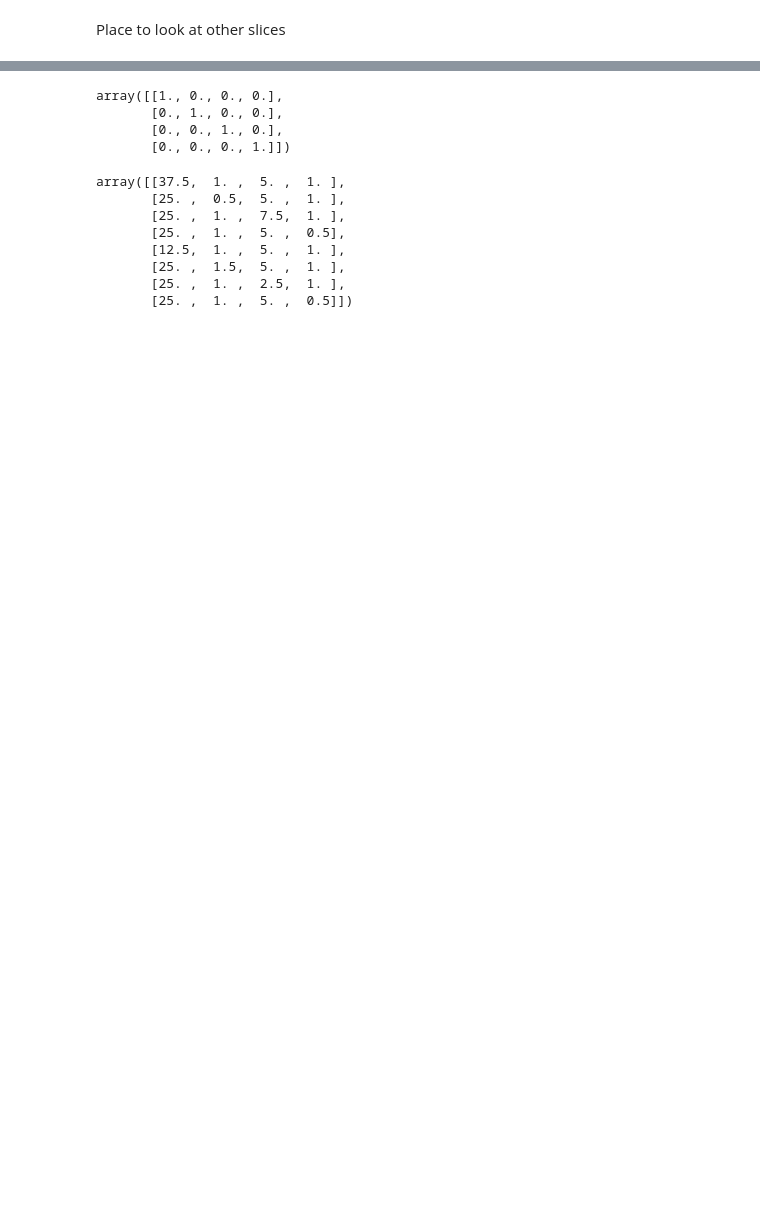
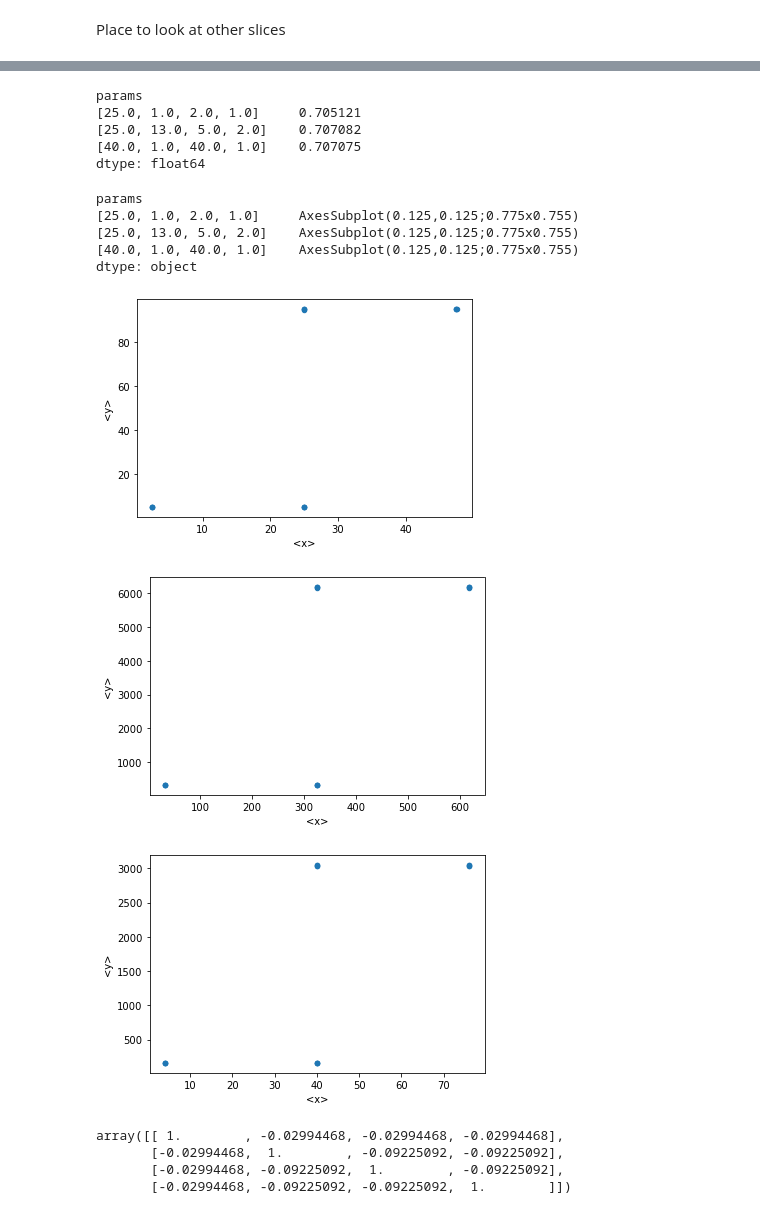
Before and after one commit to s-iyengar/StochFiniteDiffs, a Jupyter notebook: nofb_pointsplot.ipynb, the cells around one changed output, grey strips where cells are left out. Cells and saved outputs as stored; diff of their text form; code cells hidden in the pictures; blank space fills up the shorter version.

```diff
--- a/nofb_pointsplot.ipynb
+++ b/nofb_pointsplot.ipynb
@@ -255 +117,21 @@ plt.plot(np.linspace(1,plotted["C"].max()),1/np.linspace(1,plotted["C"].max()))
+# %%
+d = df.groupby("params")[["<x>","<y>"]].std()/df.groupby("params")[["<x>","<y>"]].mean()
+d["<x>"]/d["<y>"]
+# %% [output]
+params
+[25.0, 1.0, 2.0, 1.0]     0.705121
+[25.0, 13.0, 5.0, 2.0]    0.707082
+[40.0, 1.0, 40.0, 1.0]    0.707075
+dtype: float64
+# %%
+df.groupby("params").plot.scatter("<x>","<y>")
+# %% [output]
+params
+[25.0, 1.0, 2.0, 1.0]     AxesSubplot(0.125,0.125;0.775x0.755)
+[25.0, 13.0, 5.0, 2.0]    AxesSubplot(0.125,0.125;0.775x0.755)
+[40.0, 1.0, 40.0, 1.0]    AxesSubplot(0.125,0.125;0.775x0.755)
+dtype: object
+[figure, added]
+[figure, added]
+[figure, added]
 # %%
@@ -258,18 +139,7 @@ perts = np.array([[1.5,1.,1.,1.],[1.,0.5,1.,1.],[1.,1.,1.5,1.],[1.,1.,1.,0.5],
 # %%
-np.corrcoef((perts*[25.,1.,5.,1.]).T)
+np.corrcoef(perts,rowvar=False)
 # %% [output]
-array([[1., 0., 0., 0.],
-       [0., 1., 0., 0.],
-       [0., 0., 1., 0.],
-       [0., 0., 0., 1.]])
+array([[ 1.        , -0.02994468, -0.02994468, -0.02994468],
+       [-0.02994468,  1.        , -0.09225092, -0.09225092],
+       [-0.02994468, -0.09225092,  1.        , -0.09225092],
+       [-0.02994468, -0.09225092, -0.09225092,  1.        ]])
-# %%
-perts*[25.,1.,5.,1.]
-# %% [output]
-array([[37.5,  1. ,  5. ,  1. ],
-       [25. ,  0.5,  5. ,  1. ],
-       [25. ,  1. ,  7.5,  1. ],
-       [25. ,  1. ,  5. ,  0.5],
-       [12.5,  1. ,  5. ,  1. ],
-       [25. ,  1.5,  5. ,  1. ],
-       [25. ,  1. ,  2.5,  1. ],
-       [25. ,  1. ,  5. ,  0.5]])
```
Also changed, not shown: parts of 29 cells of this notebook, 2 other files.
